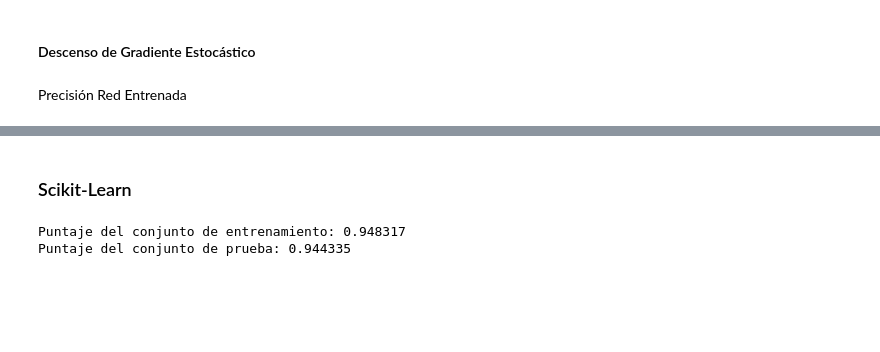
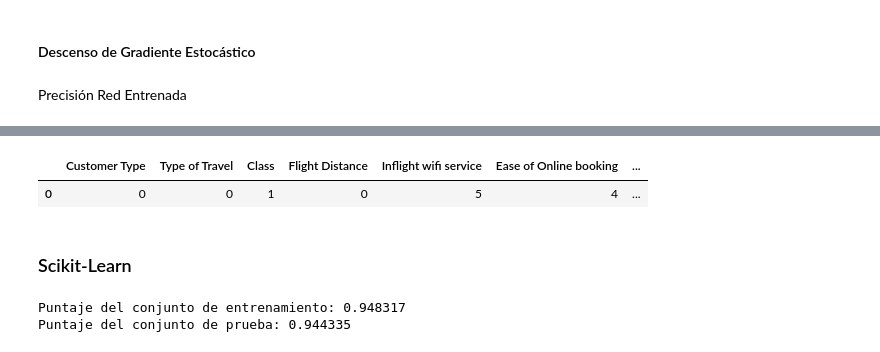
Before and after one commit to MarSiscovich/Airline_Passenger_Satisfaction, a Jupyter notebook: red_neuronal.ipynb, the cells around one changed output, grey strips where cells are left out. Drawn from its saved outputs; the diff is of its cells as text; code cells hidden in the pictures; blank space fills up the shorter version.

```diff
--- a/red_neuronal.ipynb
+++ b/red_neuronal.ipynb
@@ -143,3 +155,88 @@ Test Accuracy: 0.9318628017092043
+# %%
+import numpy as np
+import pandas as pd
+
+# Diccionarios definidos previamente
+cus_type = {'Loyal Customer': 0, 'disloyal Customer': 1}
+travel_type = {'Business travel': 0, 'Personal Travel': 1}
+clasS = {'Business': 2, 'Eco': 1, 'Eco Plus': 0}
+flight_dist = {(31, 650): 0, (650, 1269): 1, (1269, 1888): 2, (1888, 2507): 3,
+               (2507, 3126): 4, (3126, 3745): 5, (3745, 4364): 6, (4364, 4984): 7}
+
+# Función para pedir datos al usuario
+def pedir_datos():
+    customer_type = input("Customer Type (Loyal Customer, disloyal Customer): ")
+    type_of_travel = input("Type of Travel (Business travel, Personal Travel): ")
+    clasS_input = input("Class (Business, Eco, Eco Plus): ")
+    flight_distance = int(input("Flight Distance (31-4984): "))
+
+    inflight_wifi = int(input("Inflight wifi service (0-5): "))
+    online_booking = int(input("Ease of Online booking (0-5): "))
+    food_drink = int(input("Food and drink (0-5): "))
+    online_boarding = int(input("Online boarding (0-5): "))
+    seat_comfort = int(input("Seat comfort (0-5): "))
+    inflight_entertainment = int(input("Inflight entertainment (0-5): "))
+    onboard_service = int(input("On-board service (0-5): "))
+    legroom_service = int(input("Leg room service (0-5): "))
+    baggage_handling = int(input("Baggage handling (0-5): "))
+    checkin_service = int(input("Checkin service (0-5): "))
+    inflight_service = int(input("Inflight service (0-5): "))
+    cleanliness = int(input("Cleanliness (0-5): "))
+
+    return {
+        'Customer Type': cus_type[customer_type],
+        'Type of Travel': travel_type[type_of_travel],
+        'Class': clasS[clasS_input],
+        'Flight Distance': get_flight_distance(flight_distance),
+        'Inflight wifi service': inflight_wifi,
+        'Ease of Online booking': online_booking,
+        'Food and drink': food_drink,
+        'Online boarding': online_boarding,
+        'Seat comfort': seat_comfort,
+        'Inflight entertainment': inflight_entertainment,
+        'On-board service': onboard_service,
+        'Leg room service': legroom_service,
+        'Baggage handling': baggage_handling,
+        'Checkin service': checkin_service,
+        'Inflight service': inflight_service,
+        'Cleanliness': cleanliness
+    }
+
+# Función para convertir la distancia de vuelo al rango correspondiente
+def get_flight_distance(distance):
+    for key, value in flight_dist.items():
+        if key[0] <= distance < key[1]:
+            return value
+    return flight_dist[(4364, 4984)]
+
+# Solicitar al usuario que ingrese los datos
+datos_usuario = pedir_datos()
+
+# Convertir los datos a un DataFrame de Pandas
+new_data = pd.DataFrame([datos_usuario])
+
+# Escalar los datos de entrada
+new_inputs = scaler.transform(new_data.values)
+Z1, A1, Z2, A2, Z3, A3 = forward_prop(new_inputs.transpose())
+
+# Definir una función para clasificar la satisfacción
+def clasificar_satisfaccion(valor):
+    if valor >= 0.5:
+        return "satisfied"
+    else:
+        return "neutral or dissatisfied"
+
+# Clasificar la satisfacción para cada dato de entrada
+satisfaccion_estimada = [clasificar_satisfaccion(valor) for valor in A3[0]]
+
+# Agregar la satisfacción predicha al DataFrame
+new_data['Satisfaction'] = satisfaccion_estimada
+
+# Imprimir los datos con la satisfacción predicha
+new_data
+# %% [output]
+|  | Customer Type | Type of Travel | Class | Flight Distance | Inflight wifi service | Ease of Online booking | ... |
+| 0 | 0 | 0 | 1 | 0 | 5 | 4 | ... |
 # %% [markdown]
 ### Scikit-Learn
 # %%
```
Also changed, not shown: parts of 5 cells of this notebook, 14 other files.
